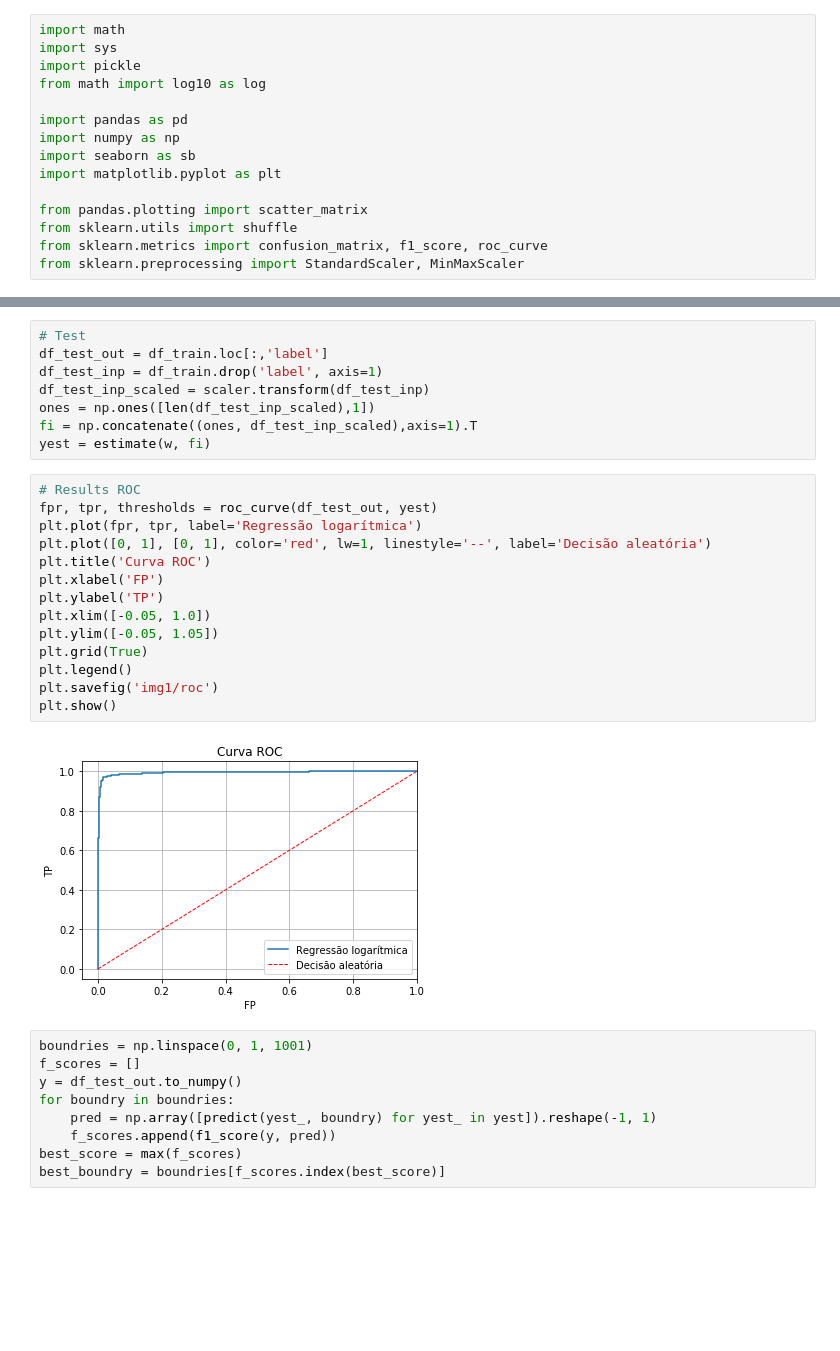
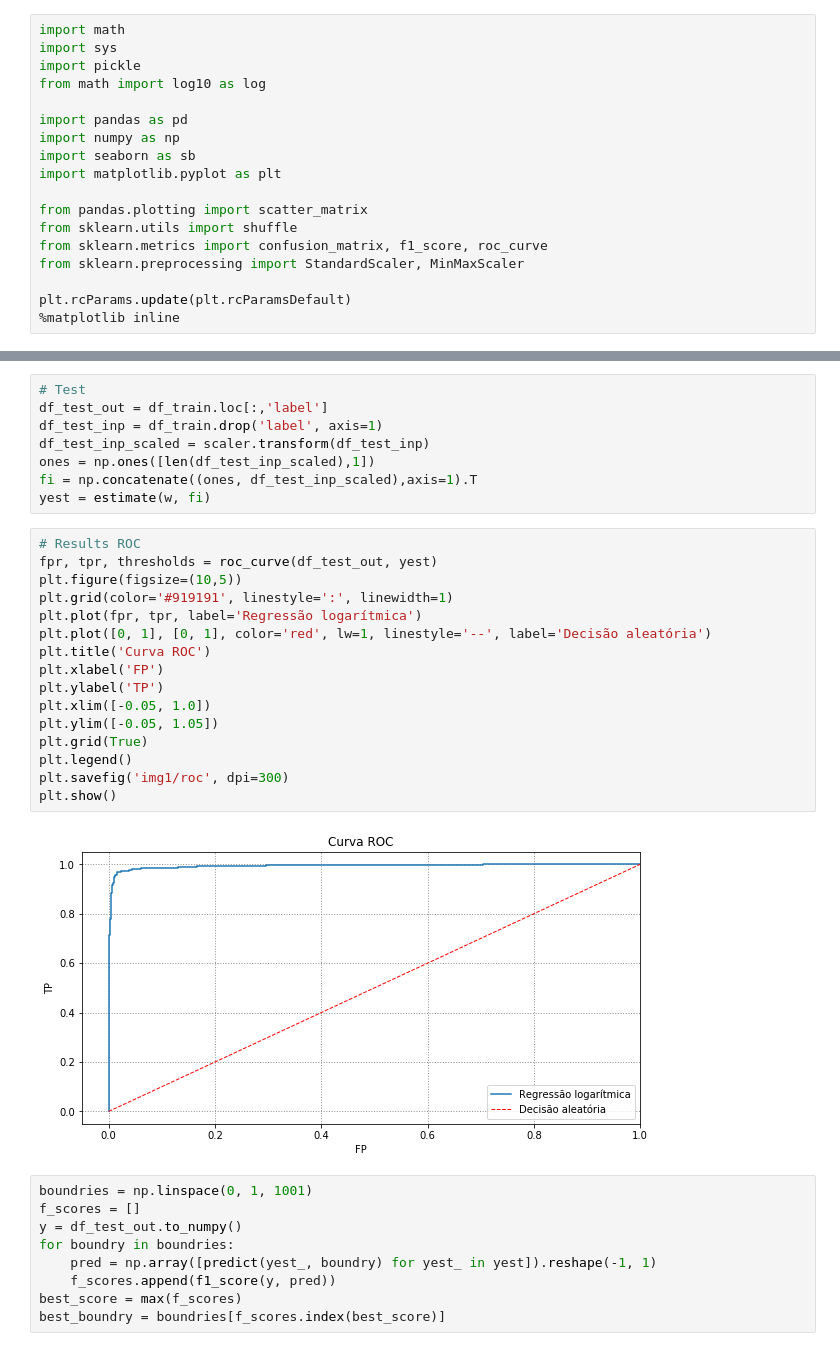
Before and after one commit to carneirofc/IA006, a Jupyter notebook: EFC2/ex01.ipynb, the cells around one changed output, grey strips where cells are left out. Cells and saved outputs as stored; diff of their text form; blank space fills up the shorter version.

```diff
--- a/EFC2/ex01.ipynb
+++ b/EFC2/ex01.ipynb
@@ -13,6 +13,9 @@ from pandas.plotting import scatter_matrix
 from sklearn.utils import shuffle
 from sklearn.metrics import confusion_matrix, f1_score, roc_curve
 from sklearn.preprocessing import StandardScaler, MinMaxScaler
+
+plt.rcParams.update(plt.rcParamsDefault)
+%matplotlib inline
 # %%
 def load():
     return pd.read_csv('dados_voz_genero.csv')
@@ -131,19 +166,21 @@ yest = estimate(w, fi)
 # %%
 # Results ROC
 fpr, tpr, thresholds = roc_curve(df_test_out, yest)
+plt.figure(figsize=(10,5))
+plt.grid(color='#919191', linestyle=':', linewidth=1)
 plt.plot(fpr, tpr, label='Regressão logarítmica')
 plt.plot([0, 1], [0, 1], color='red', lw=1, linestyle='--', label='Decisão aleatória')
 plt.title('Curva ROC')
 plt.xlabel('FP')
 plt.ylabel('TP')
 plt.xlim([-0.05, 1.0])
 plt.ylim([-0.05, 1.05])
 plt.grid(True)
 plt.legend()
-plt.savefig('img1/roc')
+plt.savefig('img1/roc', dpi=300)
 plt.show()
 # %% [output]
-[figure, old version]
+[figure, new version]
 # %%
 boundries = np.linspace(0, 1, 1001)
 f_scores = []
```
Also changed, not shown: parts of 10 cells of this notebook, 30 other files.
